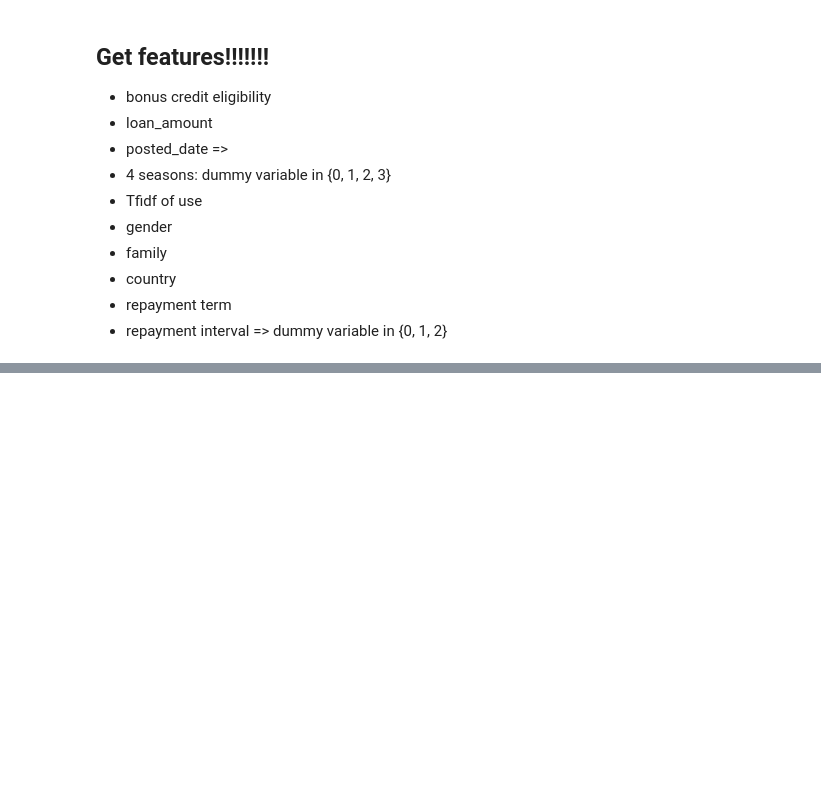
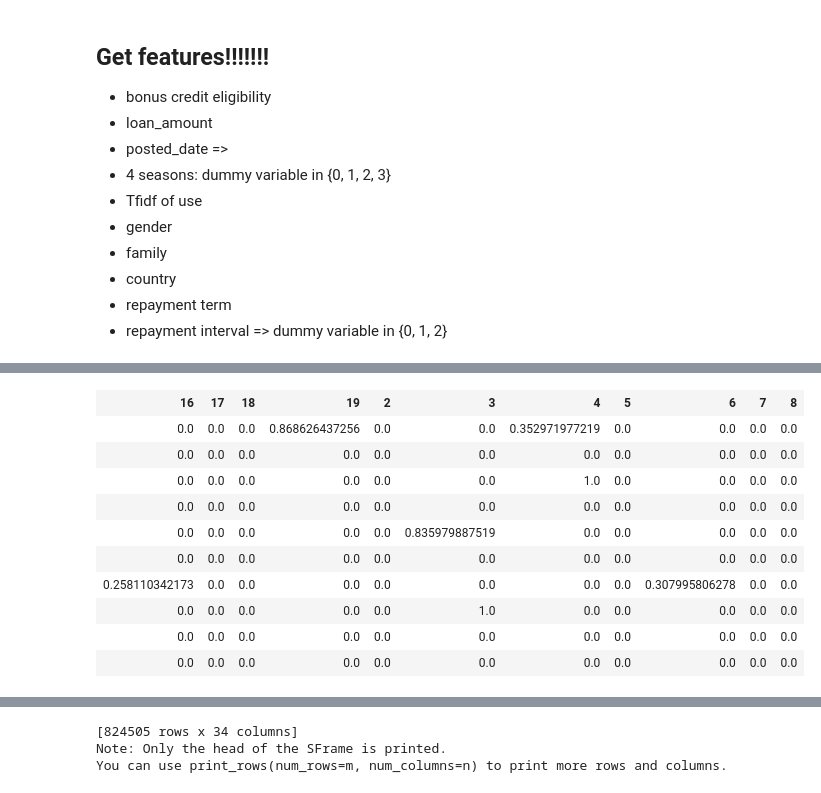
Before and after one commit to yulizhou/Kipfian, a Jupyter notebook: iter5.ipynb, the cells around one changed output, grey strips where cells are left out. Drawn from its saved outputs; the diff is of its cells as text; code cells hidden in the pictures; blank space fills up the shorter version.

Commit message:
fix tfidf issue

```diff
--- a/iter5.ipynb
+++ b/iter5.ipynb
@@ -35,7 +38,7 @@ def clean_loan_data(df):
 
     # fill genders
     df['gender'] = df['gender'].map(lambda x: 'M' if random() <= 0.39 else 'F')
-    df['gender'] = df['gender'].map(lambda x: 1 if x == 'F' else 'M')
+    df['gender'] = df['gender'].map(lambda x: 1 if x == 'F' else 0)
 
     # fill null descriptions with empty string
     df['descriptions'] = df['descriptions'].fillna(0)
@@ -113,16 +91,0 @@ raw_features = df[['bonus_credit_eligibility', 'loan_amount', 'posted_date',
-# %%
-# dummify posted_date to seasons
-def convert_to_season(x):
-    m = x.month
-    if m < 4:
-        return 'Spring'
-    elif m < 7:
-        return 'Summer'
-    elif m < 11:
-        return 'Fall'
-    else:
-        return 'Winter'
-
-raw_features['season'] = raw_features['posted_date'].map(lambda x: convert_to_season(x))
-raw_features = pd.concat([raw_features, pd.get_dummies(raw_features['season'], prefix='season_')], axis=1)
-raw_features = raw_features.drop(['season'], axis=1)
@@ -135,21 +92,57 @@ raw_features = raw_features.drop(['repayment_interval'], axis=1)
 # %%
-# get tfidf of use
+# dummify posted_date to seasons
+def convert_to_season(x):
+    m = x.month
+    if m < 4:
+        return 'Spring'
+    elif m < 7:
+        return 'Summer'
+    elif m < 11:
+        return 'Fall'
+    else:
+        return 'Winter'
+
 def tokenize(doc):
     '''
     INPUT: string
     OUTPUT: list of strings
 
-    Tokenize and stem/lemmatize the document.
+    Tokenize and stem the document.
     '''
     snowball = SnowballStemmer('english')
     return [snowball.stem(word) for word in word_tokenize(doc.lower())]
 
 
-def get_vectorizer(descriptions, num_features=300):
+def get_vectorizer(descriptions, num_features=100):
     vect = TfidfVectorizer(max_features=num_features, stop_words='english', tokenizer=tokenize)
     return vect.fit(descriptions)
 
 
-text = raw_features['use'].values
-tfidf = pd.DataFrame(get_vectorizer(text).transform(text).toarray())
-# raw_features = raw_features.drop(['use'], axis=1)
+def get_loan_features(df):
+    raw_features = df[['bonus_credit_eligibility', 'loan_amount', 'posted_date',
+                       'use', 'gender', 'family', 'country', 'repayment_term',
+                       'repayment_interval', 'id']]
+
+    raw_features['season'] = raw_features['posted_date'].map(lambda x: convert_to_season(x))
+    raw_features = pd.concat([raw_features, pd.get_dummies(raw_features['season'], prefix='season_')], axis=1)
+    raw_features = raw_features.drop(['season', 'posted_date'], axis=1)
+
+    # dummify repayment_interval
+    raw_features = pd.concat([raw_features,
+                              pd.get_dummies(raw_features['repayment_interval'], prefix='repayment_interval_')],
+                              axis=1)
+    raw_features = raw_features.drop(['repayment_interval'], axis=1)
+
+    # get tfidf of 'use'
+    text = raw_features['use'].values
+    tfidf = pd.DataFrame(get_vectorizer(text).transform(text).toarray())
+    tfidf.columns = tfidf.columns.astype(str)
+    tfidf = tfidf.astype(float)
+    raw_features = pd.concat([raw_features, tfidf], axis=1, join_axes=[raw_features.index])
+    # drop use
+    raw_features = raw_features.drop(['use'], axis=1)
+    raw_features = raw_features.fillna(0)
+    loan_feature = gl.SFrame(raw_features.to_dict(orient='list'))
+    loan_feature.rename({'id': 'loan_id'})
+    return loan_feature
+# %% [output]
@@ -155,0 +160,11 @@ tfidf = pd.DataFrame(get_vectorizer(text).transform(text).toarray())
+| 16 | 17 | 18 | 19 | 2 | 3 | 4 | 5 | 6 | 7 | 8 |
+| 0.0 | 0.0 | 0.0 | 0.868626437256 | 0.0 | 0.0 | 0.352971977219 | 0.0 | 0.0 | 0.0 | 0.0 |
+| 0.0 | 0.0 | 0.0 | 0.0 | 0.0 | 0.0 | 0.0 | 0.0 | 0.0 | 0.0 | 0.0 |
+| 0.0 | 0.0 | 0.0 | 0.0 | 0.0 | 0.0 | 1.0 | 0.0 | 0.0 | 0.0 | 0.0 |
+| 0.0 | 0.0 | 0.0 | 0.0 | 0.0 | 0.0 | 0.0 | 0.0 | 0.0 | 0.0 | 0.0 |
+| 0.0 | 0.0 | 0.0 | 0.0 | 0.0 | 0.835979887519 | 0.0 | 0.0 | 0.0 | 0.0 | 0.0 |
+| 0.0 | 0.0 | 0.0 | 0.0 | 0.0 | 0.0 | 0.0 | 0.0 | 0.0 | 0.0 | 0.0 |
+| 0.258110342173 | 0.0 | 0.0 | 0.0 | 0.0 | 0.0 | 0.0 | 0.0 | 0.307995806278 | 0.0 | 0.0 |
+| 0.0 | 0.0 | 0.0 | 0.0 | 0.0 | 1.0 | 0.0 | 0.0 | 0.0 | 0.0 | 0.0 |
+| 0.0 | 0.0 | 0.0 | 0.0 | 0.0 | 0.0 | 0.0 | 0.0 | 0.0 | 0.0 | 0.0 |
+| 0.0 | 0.0 | 0.0 | 0.0 | 0.0 | 0.0 | 0.0 | 0.0 | 0.0 | 0.0 | 0.0 |
@@ -155,0 +194,3 @@ tfidf = pd.DataFrame(get_vectorizer(text).transform(text).toarray())
+[824505 rows x 34 columns]
+Note: Only the head of the SFrame is printed.
+You can use print_rows(num_rows=m, num_columns=n) to print more rows and columns.
```
Also changed, not shown: parts of 11 cells of this notebook, 6 other files.
